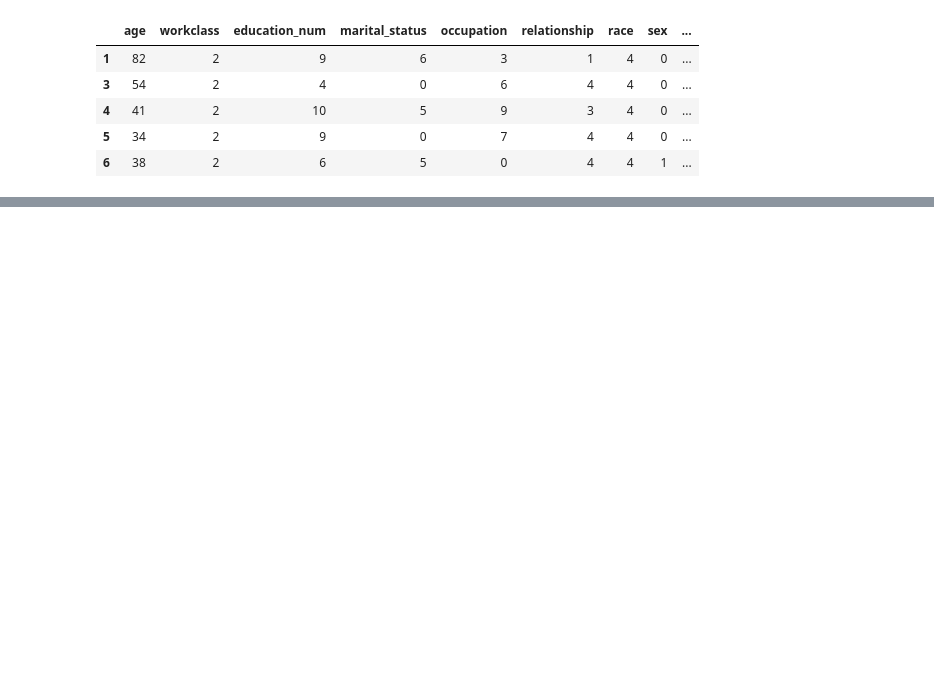
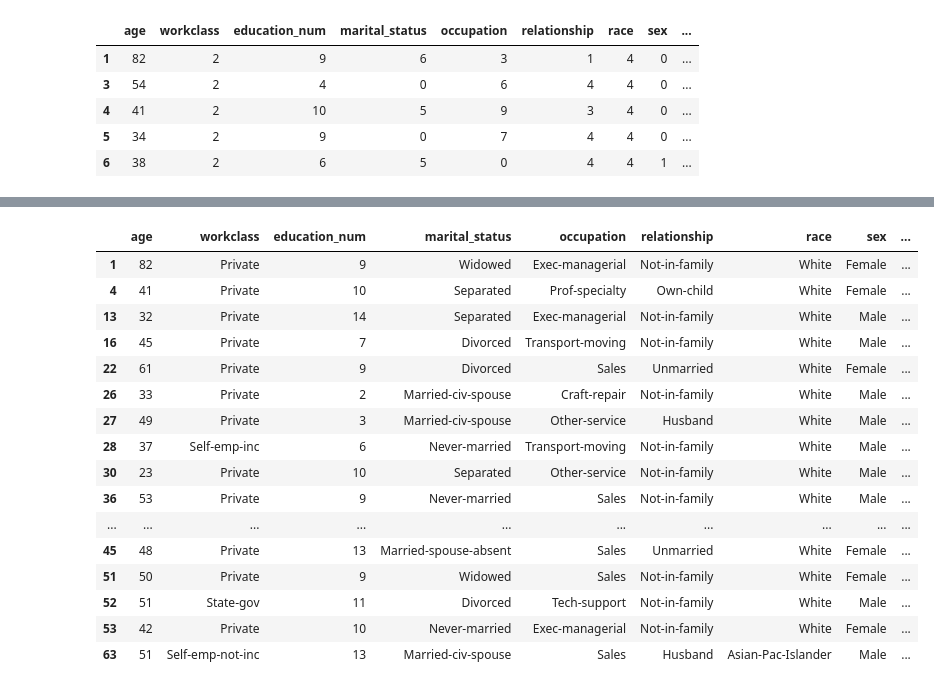
Before and after one commit to dmartinj12/Census_Inequality, a Jupyter notebook: Chris/NeuralNetwork.ipynb, the cells around one changed output, grey strips where cells are left out. Cells and saved outputs as stored; diff of their text form; code cells hidden in the pictures; blank space fills up the shorter version.

```diff
--- a/Chris/NeuralNetwork.ipynb
+++ b/Chris/NeuralNetwork.ipynb
@@ -172,0 +243,9 @@ Loss: 0.37412557005882263, Accuracy: 0.8248698115348816
+# %%
+X_test['Results'] = y_predictions_binary
+X_test['Model'] = 'Sequential NN'
+
+# Drop unnecessary columns
+X_test = X_test.drop(columns = ['age', 'workclass', 'education_num', 'marital_status', 'occupation',
+            'relationship', 'race', 'sex', 'hours_per_week', 'state'])
+
+X_test.head()
@@ -172,0 +259,26 @@ Loss: 0.37412557005882263, Accuracy: 0.8248698115348816
+# %%
+# Copy original reprocess dataset
+census_copy_df = census_df.copy()
+
+#Join result data to original
+census_copy_df = census_copy_df.join(X_test)
+census_copy_df = census_copy_df.dropna(axis=0, how='any')
+census_copy_df.head(20)
+# %% [output]
+|  | age | workclass | education_num | marital_status | occupation | relationship | race | sex | ... |
+| 1 | 82 | Private | 9 | Widowed | Exec-managerial | Not-in-family | White | Female | ... |
+| 4 | 41 | Private | 10 | Separated | Prof-specialty | Own-child | White | Female | ... |
+| 13 | 32 | Private | 14 | Separated | Exec-managerial | Not-in-family | White | Male | ... |
+| 16 | 45 | Private | 7 | Divorced | Transport-moving | Not-in-family | White | Male | ... |
+| 22 | 61 | Private | 9 | Divorced | Sales | Unmarried | White | Female | ... |
+| 26 | 33 | Private | 2 | Married-civ-spouse | Craft-repair | Not-in-family | White | Male | ... |
+| 27 | 49 | Private | 3 | Married-civ-spouse | Other-service | Husband | White | Male | ... |
+| 28 | 37 | Self-emp-inc | 6 | Never-married | Transport-moving | Not-in-family | White | Male | ... |
+| 30 | 23 | Private | 10 | Separated | Other-service | Not-in-family | White | Male | ... |
+| 36 | 53 | Private | 9 | Never-married | Sales | Not-in-family | White | Male | ... |
+| ... | ... | ... | ... | ... | ... | ... | ... | ... | ... |
+| 45 | 48 | Private | 13 | Married-spouse-absent | Sales | Unmarried | White | Female | ... |
+| 51 | 50 | Private | 9 | Widowed | Sales | Not-in-family | White | Female | ... |
+| 52 | 51 | State-gov | 11 | Divorced | Tech-support | Not-in-family | White | Male | ... |
+| 53 | 42 | Private | 10 | Never-married | Exec-managerial | Not-in-family | White | Female | ... |
+| 63 | 51 | Self-emp-not-inc | 13 | Married-civ-spouse | Sales | Husband | Asian-Pac-Islander | Male | ... |
```
Also changed, not shown: parts of 13 cells of this notebook, 2 other files.
